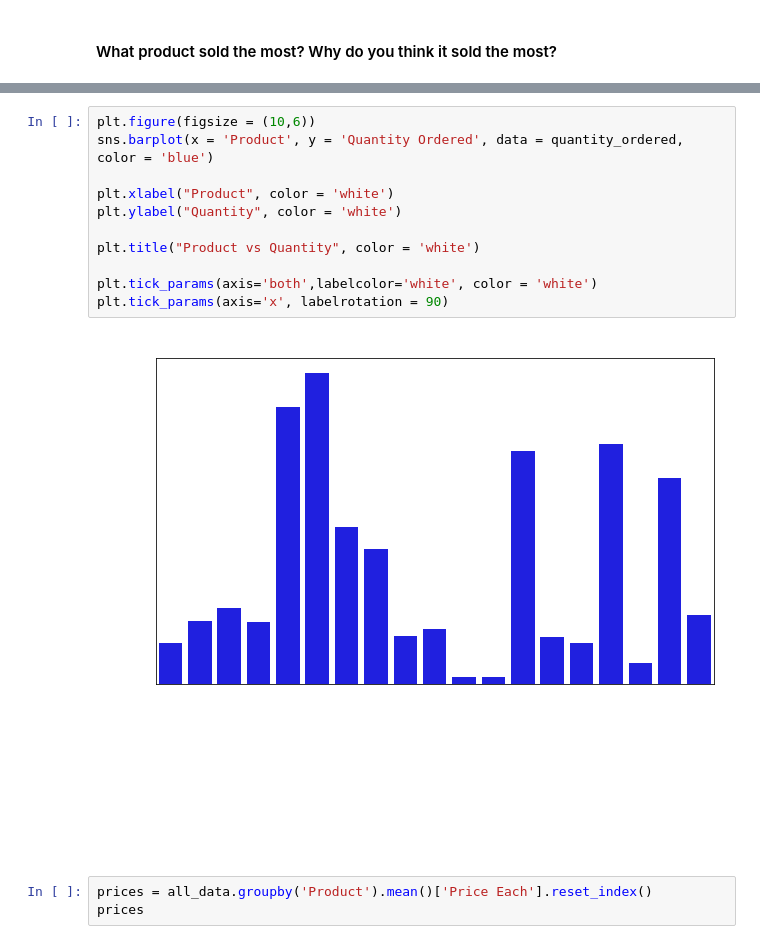
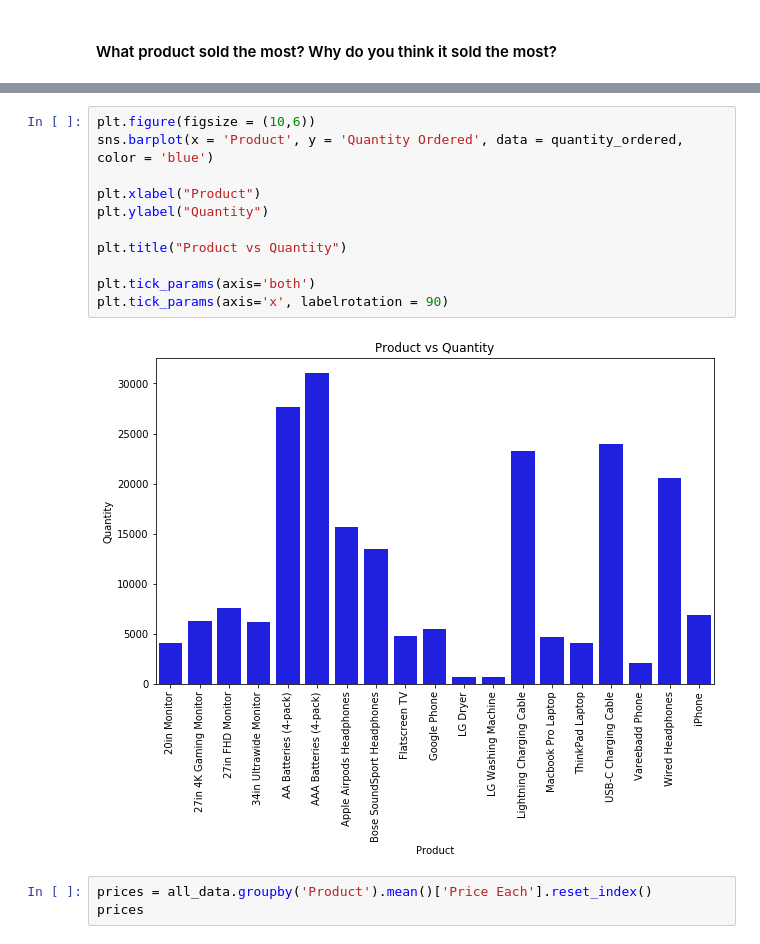
Before and after one commit to Aminul667/Project_DA, a Jupyter notebook: SalesAnalysis/SalesAnalysis.ipynb, the cells around one changed output, grey strips where cells are left out. Saved outputs shown, nothing was run; the diff lists cells and outputs as text.

Commit message:
add colors to parameters

```diff
--- a/SalesAnalysis/SalesAnalysis.ipynb
+++ b/SalesAnalysis/SalesAnalysis.ipynb
@@ -342,16 +357,16 @@ NameError: name 'all_data' is not defined
 # %%
 plt.figure(figsize = (10,6))
 sns.barplot(x = 'Product', y = 'Quantity Ordered', data = quantity_ordered, color = 'blue')
 
-plt.xlabel("Product", color = 'white')
-plt.ylabel("Quantity", color = 'white')
+plt.xlabel("Product")
+plt.ylabel("Quantity")
 
-plt.title("Product vs Quantity", color = 'white')
+plt.title("Product vs Quantity")
 
-plt.tick_params(axis='both',labelcolor='white', color = 'white')
+plt.tick_params(axis='both')
 plt.tick_params(axis='x', labelrotation = 90)
 # %% [output]
-[figure, old version]
+[figure, new version]
 # %%
 prices = all_data.groupby('Product').mean()['Price Each'].reset_index()
 prices
```
Also changed, not shown: parts of 6 cells of this notebook.
